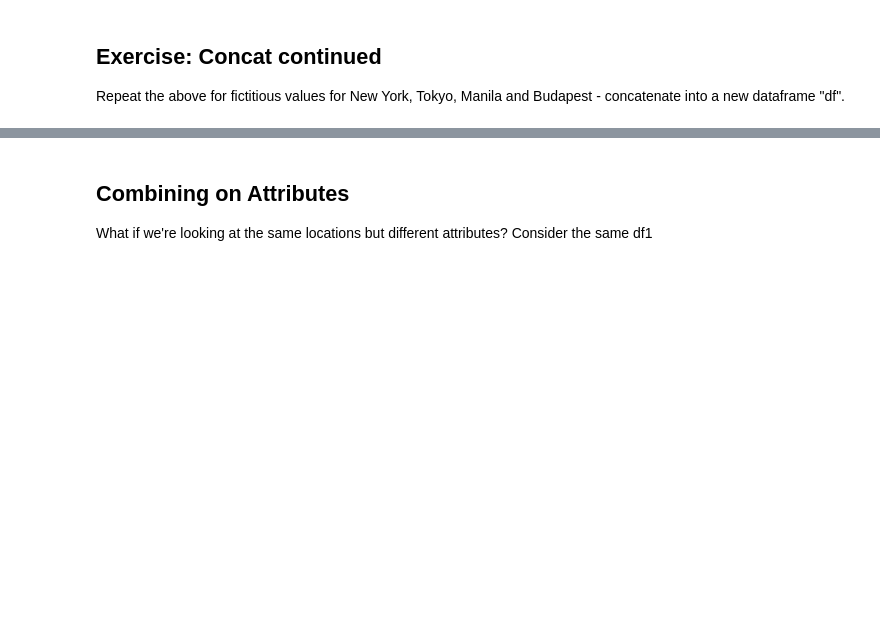
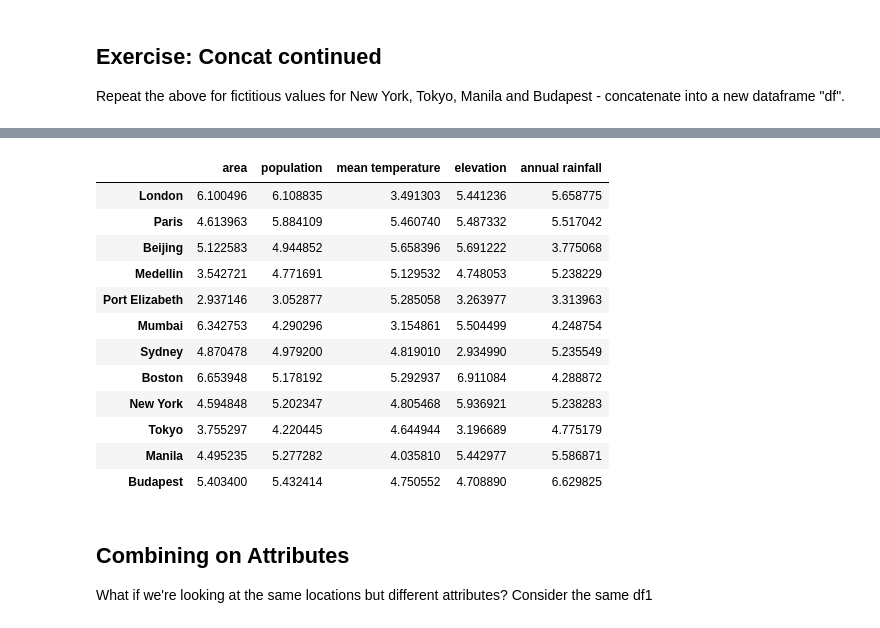
Before and after one commit to JmmQM2/QM2, a Jupyter notebook: W3_Merging_and_Joining_in_Python.ipynb, the cells around one changed output, grey strips where cells are left out. Drawn from its saved outputs; the diff is of its cells as text; code cells hidden in the pictures; blank space fills up the shorter version.

```diff
--- a/W3_Merging_and_Joining_in_Python.ipynb
+++ b/W3_Merging_and_Joining_in_Python.ipynb
@@ -154,3 +152,8 @@ df3
 ## Exercise: Concat continued
 
 Repeat the above for fictitious values for New York, Tokyo, Manila and Budapest - concatenate into a new dataframe "df".
+# %%
+df4 = pd.DataFrame(5+np.random.randn(4, 5))
+df4.columns = ['area','population','mean temperature','elevation','annual rainfall']
+df4.index = ['New York', 'Tokyo', 'Manila','Budapest']
+df4
@@ -157,3 +166,20 @@ Repeat the above for fictitious values for New York, Tokyo, Manila and Budapest
+# %%
+df5 = pd.concat([df3,df4])
+df5
+# %% [output]
+|  | area | population | mean temperature | elevation | annual rainfall |
+| London | 6.100496 | 6.108835 | 3.491303 | 5.441236 | 5.658775 |
+| Paris | 4.613963 | 5.884109 | 5.460740 | 5.487332 | 5.517042 |
+| Beijing | 5.122583 | 4.944852 | 5.658396 | 5.691222 | 3.775068 |
+| Medellin | 3.542721 | 4.771691 | 5.129532 | 4.748053 | 5.238229 |
+| Port Elizabeth | 2.937146 | 3.052877 | 5.285058 | 3.263977 | 3.313963 |
+| Mumbai | 6.342753 | 4.290296 | 3.154861 | 5.504499 | 4.248754 |
+| Sydney | 4.870478 | 4.979200 | 4.819010 | 2.934990 | 5.235549 |
+| Boston | 6.653948 | 5.178192 | 5.292937 | 6.911084 | 4.288872 |
+| New York | 4.594848 | 5.202347 | 4.805468 | 5.936921 | 5.238283 |
+| Tokyo | 3.755297 | 4.220445 | 4.644944 | 3.196689 | 4.775179 |
+| Manila | 4.495235 | 5.277282 | 4.035810 | 5.442977 | 5.586871 |
+| Budapest | 5.403400 | 5.432414 | 4.750552 | 4.708890 | 6.629825 |
 # %% [markdown]
 ## Combining on Attributes
 
```
Also changed, not shown: parts of 28 cells of this notebook.
